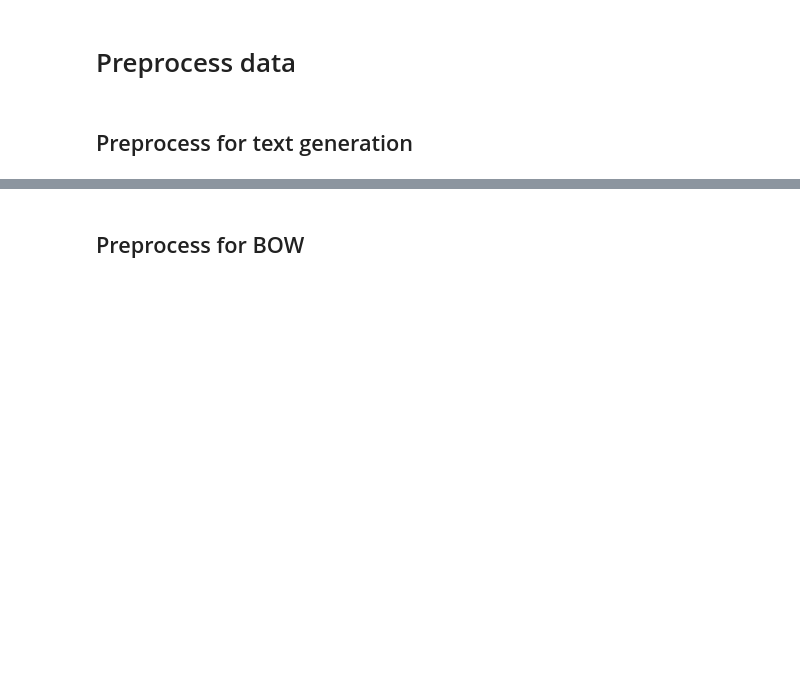
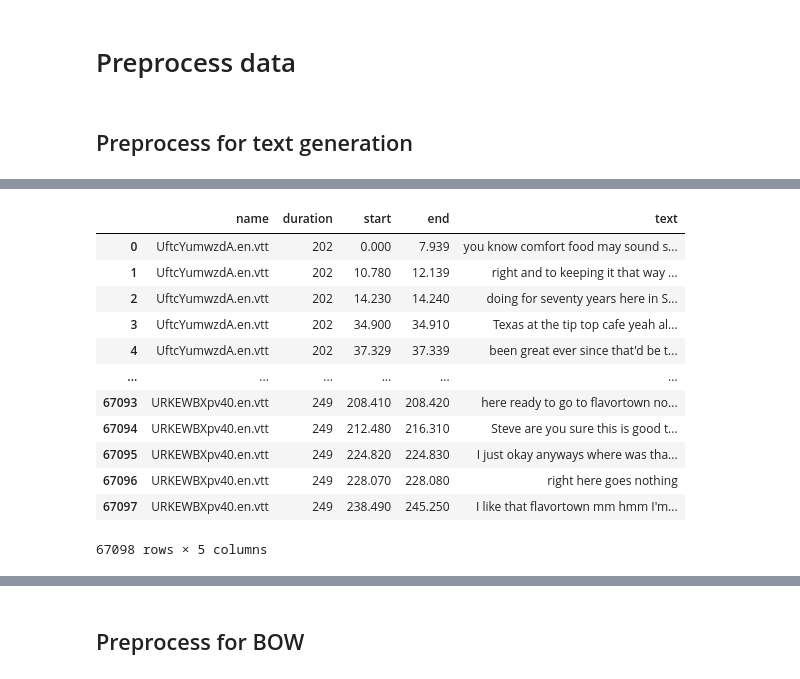
Before and after one commit to knowbodynos/fierai, a Jupyter notebook: demo/02-Preprocess_Data.ipynb, the cells around one changed output, grey strips where cells are left out. Drawn from its saved outputs; the diff is of its cells as text; code cells hidden in the pictures; blank space fills up the shorter version.

```diff
--- a/demo/02-Preprocess_Data.ipynb
+++ b/demo/02-Preprocess_Data.ipynb
@@ -76,3 +92,19 @@ Wall time: 7.39 µs
+# %%
+data
+# %% [output]
+|  | name | duration | start | end | text |
+| 0 | UftcYumwzdA.en.vtt | 202 | 0.000 | 7.939 | you know comfort food may sound s... |
+| 1 | UftcYumwzdA.en.vtt | 202 | 10.780 | 12.139 | right and to keeping it that way ... |
+| 2 | UftcYumwzdA.en.vtt | 202 | 14.230 | 14.240 | doing for seventy years here in S... |
+| 3 | UftcYumwzdA.en.vtt | 202 | 34.900 | 34.910 | Texas at the tip top cafe yeah al... |
+| 4 | UftcYumwzdA.en.vtt | 202 | 37.329 | 37.339 | been great ever since that'd be t... |
+| ... | ... | ... | ... | ... | ... |
+| 67093 | URKEWBXpv40.en.vtt | 249 | 208.410 | 208.420 | here ready to go to flavortown no... |
+| 67094 | URKEWBXpv40.en.vtt | 249 | 212.480 | 216.310 | Steve are you sure this is good t... |
+| 67095 | URKEWBXpv40.en.vtt | 249 | 224.820 | 224.830 | I just okay anyways where was tha... |
+| 67096 | URKEWBXpv40.en.vtt | 249 | 228.070 | 228.080 | right here goes nothing |
+| 67097 | URKEWBXpv40.en.vtt | 249 | 238.490 | 245.250 | I like that flavortown mm hmm I'm... |
+67098 rows × 5 columns
 # %%
 # Do train/valid/test split
 train_frac = 0.9
```
Also changed, not shown: parts of 6 cells of this notebook, 2 other files.
